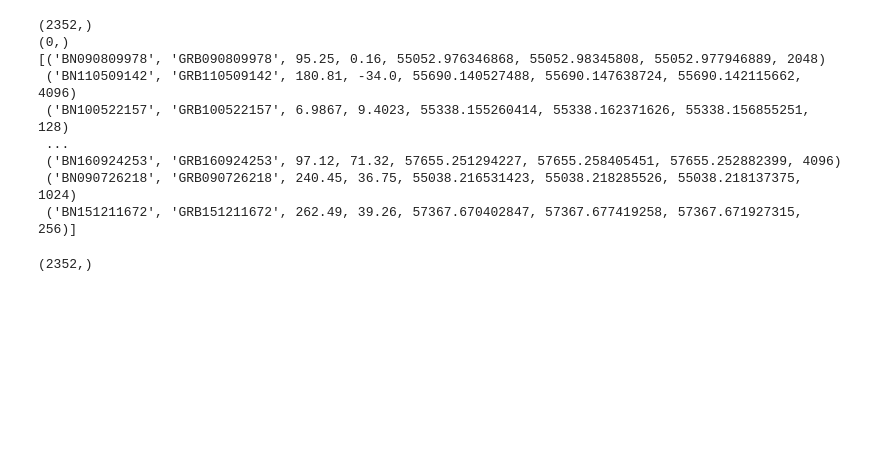
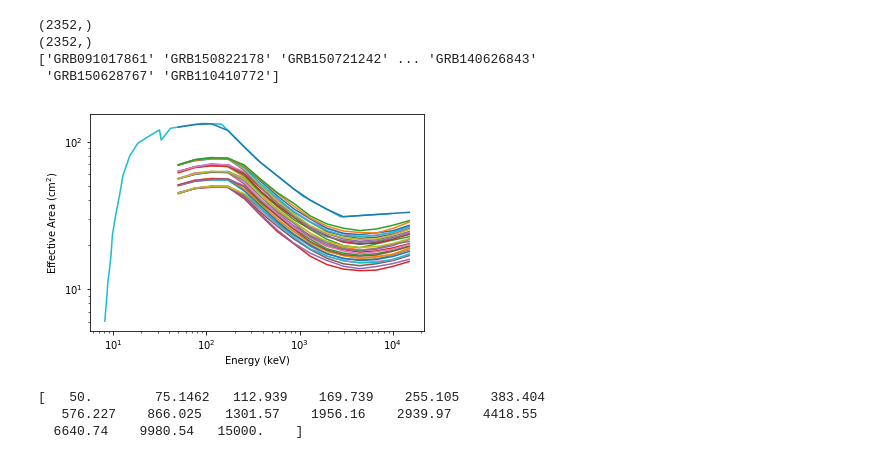
Before and after one commit to BurstCube/Users, a Jupyter notebook: ajoens/BurstCube_grbrates_simulation.ipynb, the cells around one changed output. Cells and saved outputs as stored; diff of their text form; code cells hidden in the pictures; blank space fills up the shorter version.

```diff
--- a/ajoens/BurstCube_grbrates_simulation.ipynb
+++ b/ajoens/BurstCube_grbrates_simulation.ipynb
@@ -113,30 +82,31 @@ def match_catalogs_name(name1,name2):
     print(np.shape(m2))
 
     return m1,m2
-# %%
-#creating array of grbs
-m1, m2 = match_catalogs_name(trig['NAME'],gbm['NAME'])
-#np.shape(matched)
-type(m1)
-
-
-triggergrbs = trig[m1]
-print(triggergrbs)
-
-np.shape(triggergrbs)
-# %% [output]
-(2352,)
-(0,)
-[('BN090809978', 'GRB090809978', 95.25, 0.16, 55052.976346868, 55052.98345808, 55052.977946889, 2048)
- ('BN110509142', 'GRB110509142', 180.81, -34.0, 55690.140527488, 55690.147638724, 55690.142115662, 4096)
- ('BN100522157', 'GRB100522157', 6.9867, 9.4023, 55338.155260414, 55338.162371626, 55338.156855251, 128)
- ...
- ('BN160924253', 'GRB160924253', 97.12, 71.32, 57655.251294227, 57655.258405451, 57655.252882399, 4096)
- ('BN090726218', 'GRB090726218', 240.45, 36.75, 55038.216531423, 55038.218285526, 55038.218137375, 1024)
- ('BN151211672', 'GRB151211672', 262.49, 39.26, 57367.670402847, 57367.677419258, 57367.671927315, 256)]
-(2352,)
+# %%
+#ordering the trig and gbm catalog so that they are in the same order
+so=np.argsort(np.array(trig['NAME']))
+trig=trig[so]
+so=np.argsort(np.array(gbm['NAME']))
+gbm=gbm[so]
+
+#creating array of grbs that are found in both catalogs
+m1, m2 = match_catalogs_name(trig['NAME'],gbm['NAME'])
+
+#defining our two samples of bursts that are found in both catalogs so that we can utilize them further down
+trigbursts = trig[m1]
+gbmbursts = gbm[m2]
+print(gbmbursts['NAME'])
+# %% [output]
+(2352,)
+(2352,)
+['GRB091017861' 'GRB150822178' 'GRB150721242' ... 'GRB140626843'
+ 'GRB150628767' 'GRB110410772']
 # %%
 ## read in the GBM Aeff
 aeff_gbm = getGBMdata('/home/alyson/NASA/Simulation/BurstCube/Users/ajoens/gbm_effective_area.dat')
+# %%
+## read in BurstCube Aeff for various BC configurations
+file='/home/alyson/NASA/Simulation/BurstCube/Users/jracusin/BC_eff_area_curves.ecsv'
+bcaeffs=ascii.read(file,format='ecsv')
 # %%
 ## separate GBM short & long GRBs
@@ -148,2 +118,31 @@ m=np.where(gbm['PFLX_BEST_FITTING_MODEL'][s] == ' ')
+# %%
+## grab short GRBs with peak spectral info & plot all of the Aeff curves
+bceng=bcaeffs['keV']
+bcengdiff=bceng[1:]-bceng[0:-1]
+w=np.where(bcengdiff<0)[0]
+nsims=len(w)
+w=np.append(-1,w)#,len(eng))
+for i in range(nsims):
+    plot.plot(bcaeffs['keV'][w[i]+1:w[i+1]+1],bcaeffs['aeff'][w[i]+1:w[i+1]+1])
+plot.xscale('log')
+plot.yscale('log')
+plot.xlabel('Energy (keV)')
+plot.ylabel(r'Effective Area (cm$^2$)')
+plot.plot(aeff_gbm['energy'],aeff_gbm['aeff'])
+i=0
+gbmae=loginterpol(aeff_gbm['energy'],aeff_gbm['aeff'],bceng[w[i]+1:w[i+1]+1])
+plot.plot(bceng[w[i]+1:w[i+1]+1],gbmae)
+
+plot.show()
+# %% [output]
+[figure, added]
+# %%
+## grab energies from those curves and create an array of the energies
+E=np.array(bceng[w[i]+1:w[i+1]+1])
+print(E)
+# %% [output]
+[   50.        75.1462   112.939    169.739    255.105    383.404
+   576.227    866.025   1301.57    1956.16    2939.97    4418.55
+  6640.74    9980.54   15000.    ]
 # %%
 #Integrating the best fit spectrum for each GRB in the energy range of 50-300 KeV to get max. observed photon flux.
```
Also changed, not shown: parts of 26 cells of this notebook, 10 other files.
